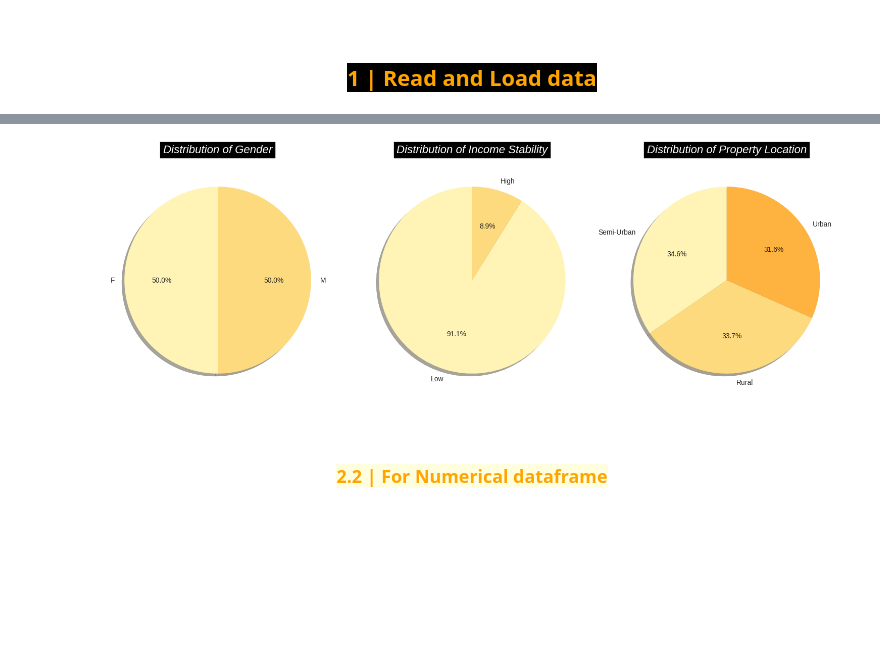
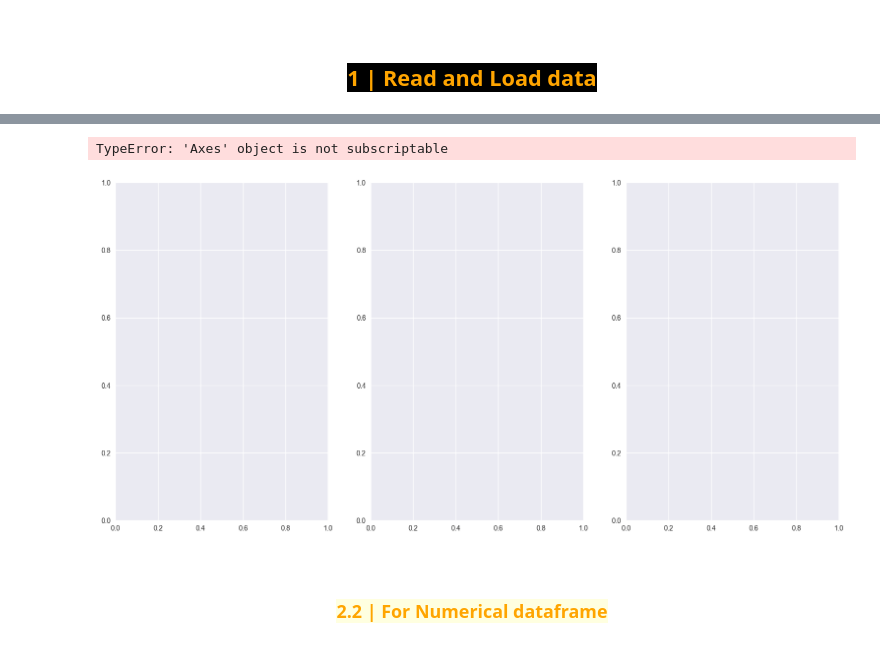
Before and after one commit to ttnghii/Machine-Learning-Basics-Models, a Jupyter notebook: supervised_learning_models/1- Linear Regression/Predict_HouseLoan_LinearRegression.ipynb, the cells around one changed output, grey strips where cells are left out. Cells and saved outputs as stored; diff of their text form; code cells hidden in the pictures; blank space fills up the shorter version.

```diff
--- a/1- Linear Regression/Predict_HouseLoan_LinearRegression.ipynb
+++ b/supervised_learning_models/1- Linear Regression/Predict_HouseLoan_LinearRegression.ipynb
@@ -84,11 +103,0 @@ warnings.filterwarnings('ignore')
-# %%
-# set font for ploting
-font = {'fontsize': 16,
-        'fontstyle': 'italic',
-        'backgroundcolor': 'black',
-        'color': 'white'}
-
-%matplotlib inline
-
-plt.style.use('_mpl-gallery')
-plt.style.use('seaborn-v0_8')
@@ -111,0 +147,8 @@ categorical_df.head(3)
+# %%
+categorical_df = df.select_dtypes(exclude='number')
+categorical_cols = [col for col in categorical_df.columns]
+
+numerical_df = df.select_dtypes(include='number')
+numeric_cols = [col for col in numerical_df.columns]
+
+print(f'Categorical columns = {categorical_cols}\nNumerical columns = {numeric_cols}')
@@ -112,21 +183,31 @@ categorical_df.head(3)
 # %%
-fig, axes = plt.subplots(1, len(categorical_df.columns),
-                         figsize=(15, 5))
+def draw_pieplot(df: pd.DataFrame, ncols: int, figsize: tuple) -> None:
 
-for ax, col in zip(axes, categorical_df.columns):
+  fig, axes = plt.subplots(
+    nrows=math.ceil(df.shape[1] / ncols),
+    ncols=ncols,
+    figsize=figsize
+  )
 
-    ax.pie(categorical_df[col].value_counts(),
-           labels=categorical_df[col].value_counts().index,
-           colors=sns.color_palette('YlOrBr'),
-           autopct='%1.1f%%',
-           shadow=True, startangle=90)
+  for i, col in enumerate(df.columns):
+      ax = axes[i // ncols][i % ncols]
+      ax.pie(
+        df[col].value_counts(),
+        labels=df[col].value_counts().index,
+        colors=sns.color_palette('YlOrBr'),
+        autopct='%1.1f%%',
+        shadow=True,
+        startangle=90
+      )
+      ax.set_title(f'Pie plot of {col}', fontdict=font, pad=15)
 
-    ax.set_title(f'Distribution of {col}', fontdict=font, pad=15)
+  plt.tight_layout()
+  plt.show()
 
-plt.tight_layout()
-plt.show()
+draw_pieplot(categorical_df, 3, (15, 5))
 # %% [output]
+TypeError: 'Axes' object is not subscriptable
-[figure, old version]
+[figure, new version]
 # %% [markdown]
 <br>
 <h3 align='center'>
```
Also changed, not shown: parts of 21 cells of this notebook, 6 other files.
